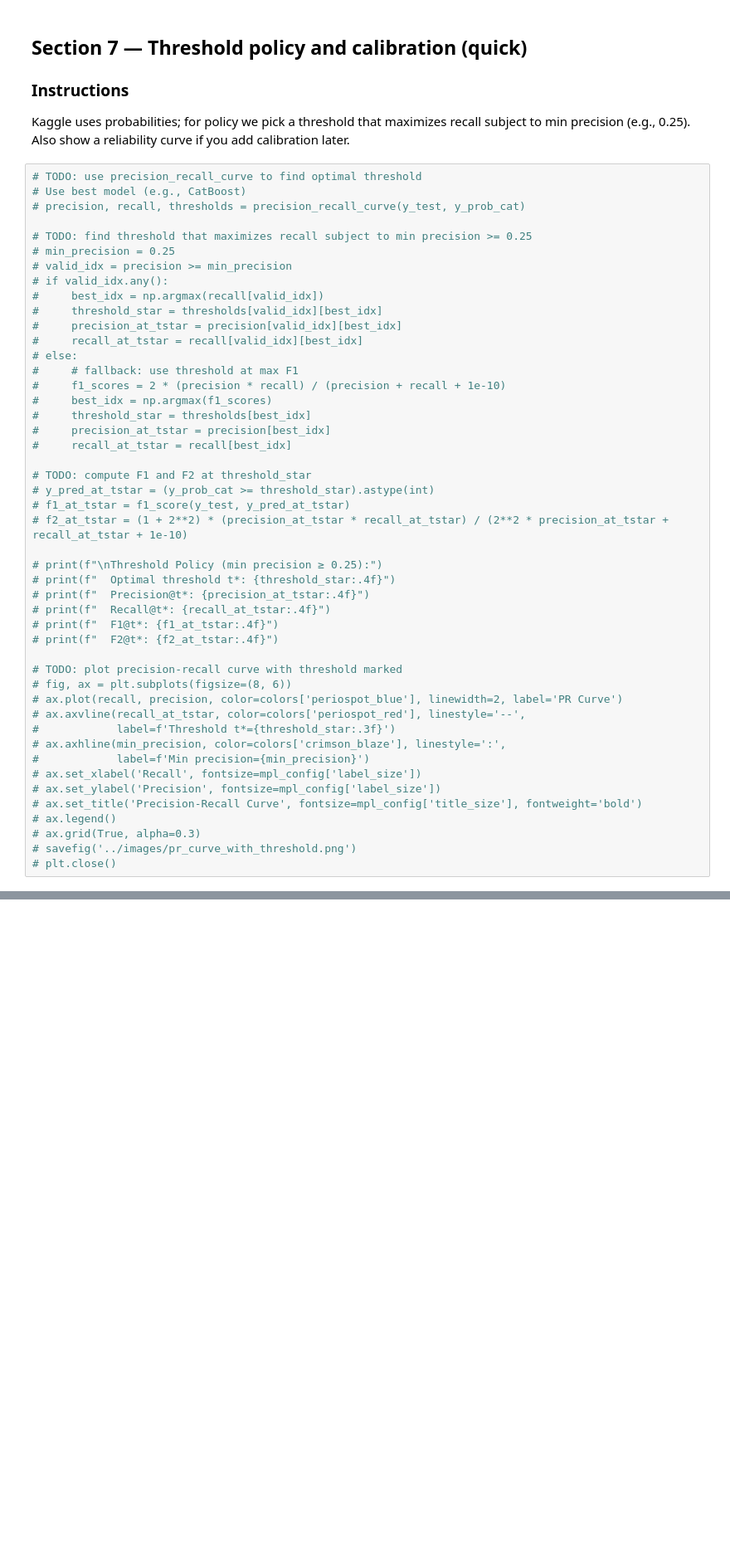
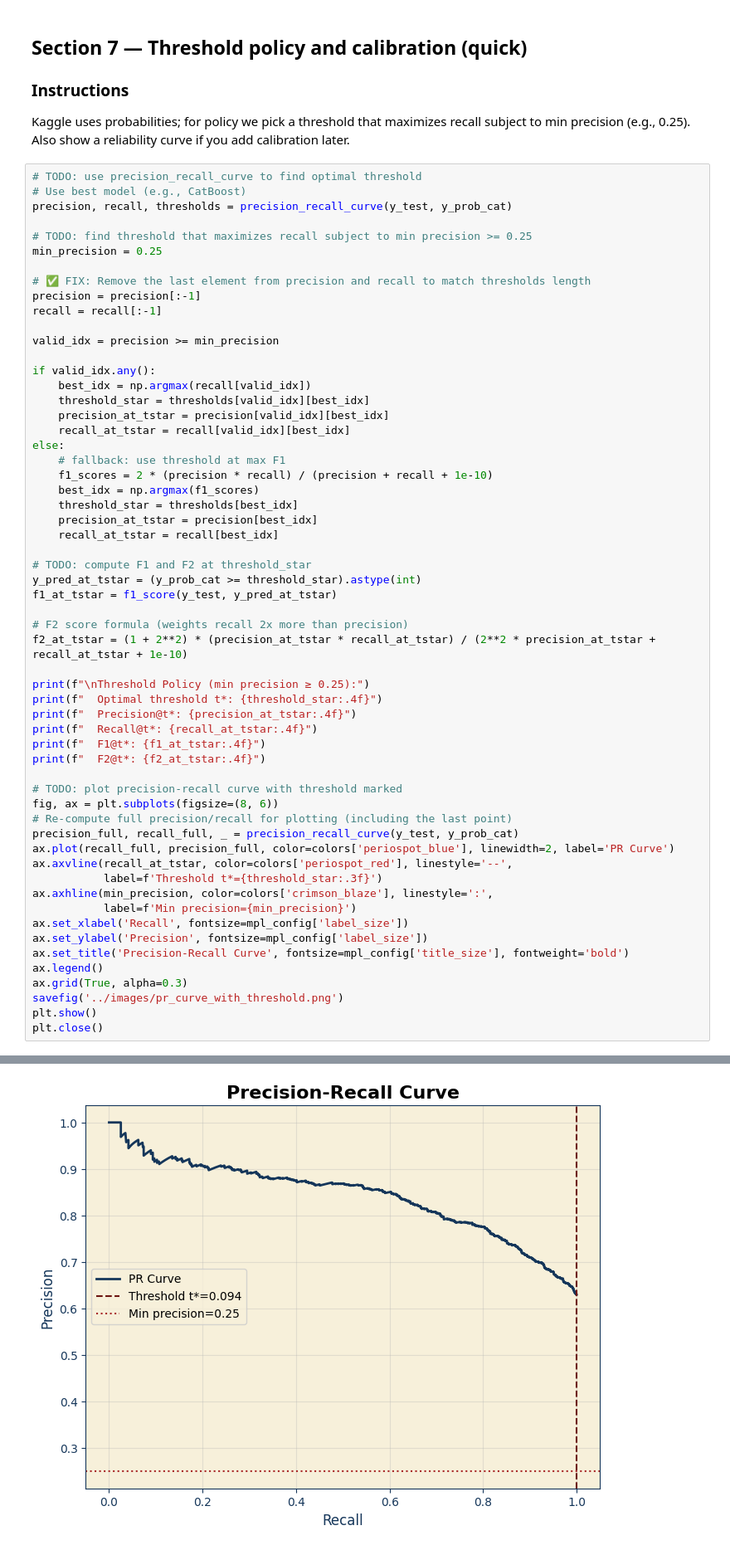
Before and after one commit to Tuminha/NHANES-oral-health-Predictor, a Jupyter notebook: notebooks/nhanes_dental_visits_one_notebook.ipynb, the cells around one changed output, grey strips where cells are left out. Shown at 83% size. Saved outputs shown, nothing was run; the diff lists cells and outputs as text; blank space fills up the shorter version.

```diff
--- a/notebooks/nhanes_dental_visits_one_notebook.ipynb
+++ b/notebooks/nhanes_dental_visits_one_notebook.ipynb
@@ -591,47 +601,59 @@ Kaggle uses probabilities; for policy we pick a threshold that maximizes recall
 # %%
 # TODO: use precision_recall_curve to find optimal threshold
 # Use best model (e.g., CatBoost)
-# precision, recall, thresholds = precision_recall_curve(y_test, y_prob_cat)
+precision, recall, thresholds = precision_recall_curve(y_test, y_prob_cat)
 
 # TODO: find threshold that maximizes recall subject to min precision >= 0.25
-# min_precision = 0.25
-# valid_idx = precision >= min_precision
-# if valid_idx.any():
-#     best_idx = np.argmax(recall[valid_idx])
-#     threshold_star = thresholds[valid_idx][best_idx]
-#     precision_at_tstar = precision[valid_idx][best_idx]
-#     recall_at_tstar = recall[valid_idx][best_idx]
-# else:
-#     # fallback: use threshold at max F1
-#     f1_scores = 2 * (precision * recall) / (precision + recall + 1e-10)
-#     best_idx = np.argmax(f1_scores)
-#     threshold_star = thresholds[best_idx]
-#     precision_at_tstar = precision[best_idx]
-#     recall_at_tstar = recall[best_idx]
+min_precision = 0.25
+
+# ✅ FIX: Remove the last element from precision and recall to match thresholds length
+precision = precision[:-1]
+recall = recall[:-1]
+
+valid_idx = precision >= min_precision
+
+if valid_idx.any():
+    best_idx = np.argmax(recall[valid_idx])
+    threshold_star = thresholds[valid_idx][best_idx]
+    precision_at_tstar = precision[valid_idx][best_idx]
+    recall_at_tstar = recall[valid_idx][best_idx]
+else:
+    # fallback: use threshold at max F1
+    f1_scores = 2 * (precision * recall) / (precision + recall + 1e-10)
+    best_idx = np.argmax(f1_scores)
+    threshold_star = thresholds[best_idx]
+    precision_at_tstar = precision[best_idx]
+    recall_at_tstar = recall[best_idx]
 
 # TODO: compute F1 and F2 at threshold_star
-# y_pred_at_tstar = (y_prob_cat >= threshold_star).astype(int)
-# f1_at_tstar = f1_score(y_test, y_pred_at_tstar)
-# f2_at_tstar = (1 + 2**2) * (precision_at_tstar * recall_at_tstar) / (2**2 * precision_at_tstar + recall_at_tstar + 1e-10)
+y_pred_at_tstar = (y_prob_cat >= threshold_star).astype(int)
+f1_at_tstar = f1_score(y_test, y_pred_at_tstar)
 
-# print(f"\nThreshold Policy (min precision ≥ 0.25):")
-# print(f"  Optimal threshold t*: {threshold_star:.4f}")
-# print(f"  Precision@t*: {precision_at_tstar:.4f}")
-# print(f"  Recall@t*: {recall_at_tstar:.4f}")
-# print(f"  F1@t*: {f1_at_tstar:.4f}")
-# print(f"  F2@t*: {f2_at_tstar:.4f}")
+# F2 score formula (weights recall 2x more than precision)
+f2_at_tstar = (1 + 2**2) * (precision_at_tstar * recall_at_tstar) / (2**2 * precision_at_tstar + recall_at_tstar + 1e-10)
+
+print(f"\nThreshold Policy (min precision ≥ 0.25):")
+print(f"  Optimal threshold t*: {threshold_star:.4f}")
+print(f"  Precision@t*: {precision_at_tstar:.4f}")
+print(f"  Recall@t*: {recall_at_tstar:.4f}")
+print(f"  F1@t*: {f1_at_tstar:.4f}")
+print(f"  F2@t*: {f2_at_tstar:.4f}")
 
 # TODO: plot precision-recall curve with threshold marked
-# fig, ax = plt.subplots(figsize=(8, 6))
-# ax.plot(recall, precision, color=colors['periospot_blue'], linewidth=2, label='PR Curve')
-# ax.axvline(recall_at_tstar, color=colors['periospot_red'], linestyle='--',
-#            label=f'Threshold t*={threshold_star:.3f}')
-# ax.axhline(min_precision, color=colors['crimson_blaze'], linestyle=':',
-#            label=f'Min precision={min_precision}')
-# ax.set_xlabel('Recall', fontsize=mpl_config['label_size'])
-# ax.set_ylabel('Precision', fontsize=mpl_config['label_size'])
-# ax.set_title('Precision-Recall Curve', fontsize=mpl_config['title_size'], fontweight='bold')
-# ax.legend()
-# ax.grid(True, alpha=0.3)
-# savefig('../images/pr_curve_with_threshold.png')
-# plt.close()
+fig, ax = plt.subplots(figsize=(8, 6))
+# Re-compute full precision/recall for plotting (including the last point)
+precision_full, recall_full, _ = precision_recall_curve(y_test, y_prob_cat)
+ax.plot(recall_full, precision_full, color=colors['periospot_blue'], linewidth=2, label='PR Curve')
+ax.axvline(recall_at_tstar, color=colors['periospot_red'], linestyle='--',
+           label=f'Threshold t*={threshold_star:.3f}')
+ax.axhline(min_precision, color=colors['crimson_blaze'], linestyle=':',
+           label=f'Min precision={min_precision}')
+ax.set_xlabel('Recall', fontsize=mpl_config['label_size'])
+ax.set_ylabel('Precision', fontsize=mpl_config['label_size'])
+ax.set_title('Precision-Recall Curve', fontsize=mpl_config['title_size'], fontweight='bold')
+ax.legend()
+ax.grid(True, alpha=0.3)
+savefig('../images/pr_curve_with_threshold.png')
+plt.show()
+plt.close()
+# %% [output]
@@ -638,3 +667,4 @@ Kaggle uses probabilities; for policy we pick a threshold that maximizes recall
+[figure, added]
 # %% [markdown]
 ## Section 8 — SHAP explanations (CatBoost)
 
```
Also changed, not shown: parts of 4 cells of this notebook, 2 other files.
